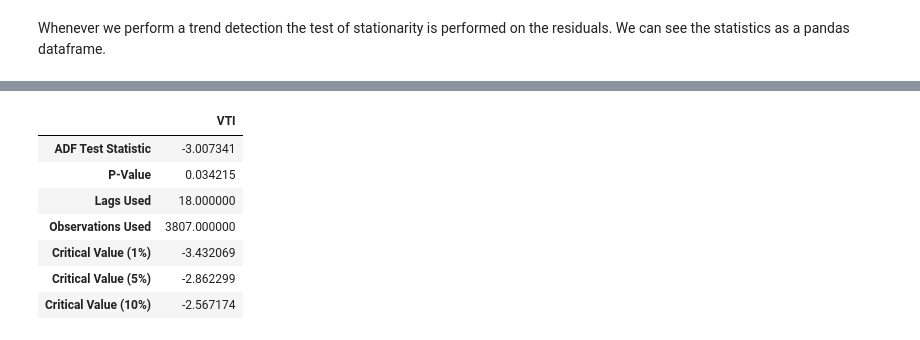
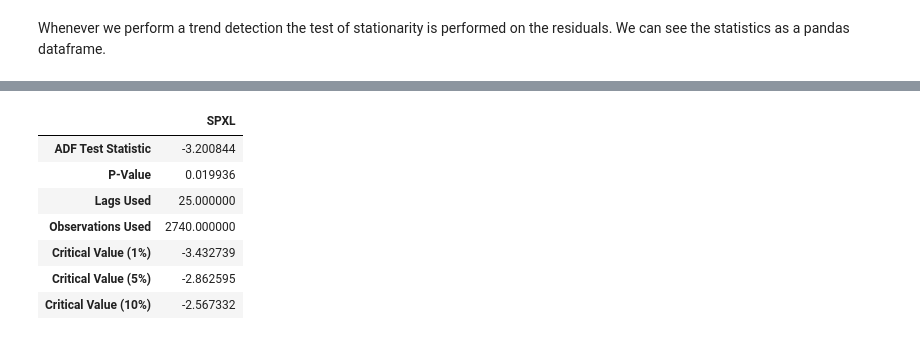
Before and after one commit to Tokukawa/PortfolioAnalyzer, a Jupyter notebook: Examples/Overview.ipynb, the cells around one changed output, grey strips where cells are left out. Cells and saved outputs as stored; diff of their text form; code cells hidden in the pictures.

```diff
--- a/Examples/Overview.ipynb
+++ b/Examples/Overview.ipynb
@@ -213,11 +213,11 @@ dict_keys(['VTI', 'TLT', 'IAU'])
 # %%
-test['VTI']
+test['SPXL']
 # %% [output]
-|  | VTI |
-| ADF Test Statistic | -3.007341 |
-| P-Value | 0.034215 |
-| Lags Used | 18.000000 |
-| Observations Used | 3807.000000 |
-| Critical Value (1%) | -3.432069 |
-| Critical Value (5%) | -2.862299 |
-| Critical Value (10%) | -2.567174 |
+|  | SPXL |
+| ADF Test Statistic | -3.200844 |
+| P-Value | 0.019936 |
+| Lags Used | 25.000000 |
+| Observations Used | 2740.000000 |
+| Critical Value (1%) | -3.432739 |
+| Critical Value (5%) | -2.862595 |
+| Critical Value (10%) | -2.567332 |
```
Also changed, not shown: parts of 15 cells of this notebook.
